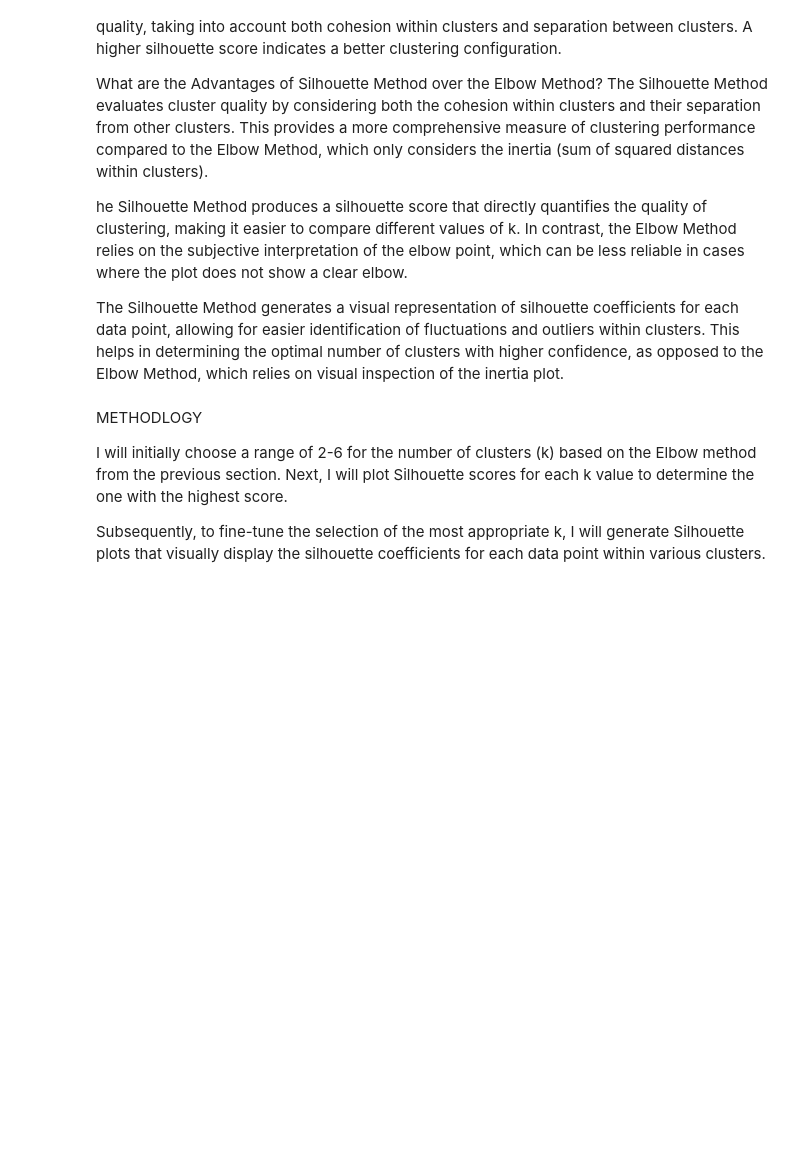
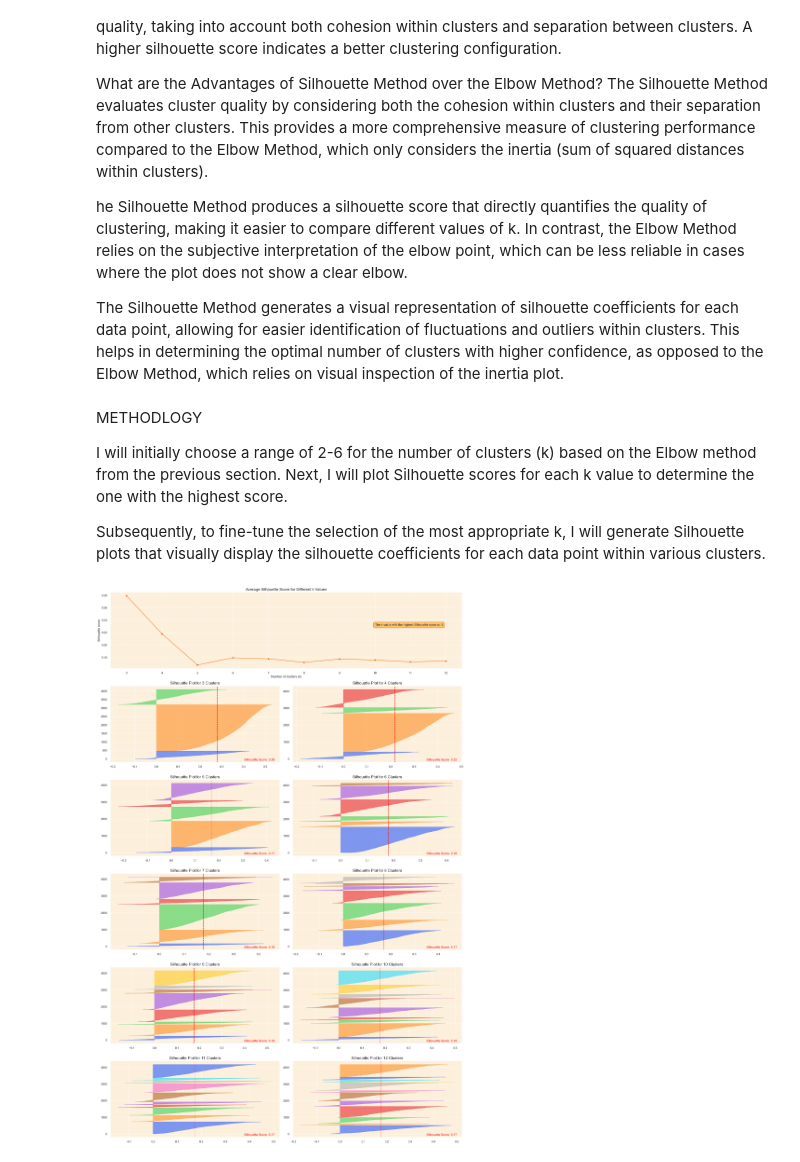
Before and after one commit to vishwan454/Customer_Segmentation_and_Recomendation-_System, a Jupyter notebook: customer_Segmentation_and_Recommendation_System.ipynb, the cells around one changed output. Cells and saved outputs as stored; diff of their text form; code cells hidden in the pictures; blank space fills up the shorter version.

```diff
--- a/customer_Segmentation_and_Recommendation_System.ipynb
+++ b/customer_Segmentation_and_Recommendation_System.ipynb
@@ -1446,0 +1513,4 @@ Subsequently, to fine-tune the selection of the most appropriate k, I will gener
+# %%
+silhouette_analysis(customer_data_pca, 3, 12, figsize=(20, 50))
+# %% [output]
+[figure, added]
```
Also changed, not shown: parts of 15 cells of this notebook.
